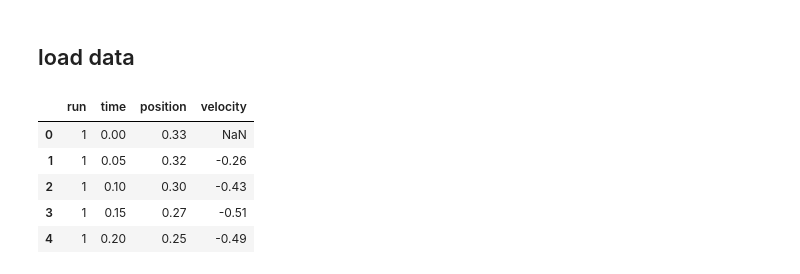
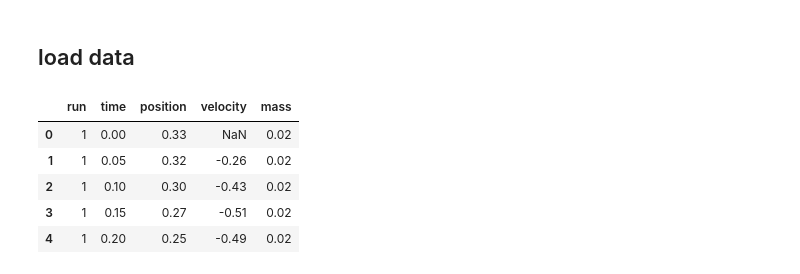
Before and after one commit to aaweaver-actuary/physics, a Jupyter notebook: S02 - Spring 2023/Labs/lab4.ipynb, the cells around one changed output. Drawn from its saved outputs; the diff is of its cells as text; code cells hidden in the pictures.

```diff
--- a/S02 - Spring 2023/Labs/lab4.ipynb
+++ b/S02 - Spring 2023/Labs/lab4.ipynb
@@ -8,22 +8,27 @@ from sklearn.linear_model import LinearRegression
 # %%
 # folder that has the data
 folder = r'C:\Users\weaveae\OneDrive - University of Cincinnati\Classes\S02 Physics 2\Lab'
 
 # build a dictionary of dataframes from the different runs, and add a column for the run number
-rawdat = {"dat_{}".format(i): pd.read_csv("{}\\harmonic osc data\\Run {} sg.csv".format(folder, i)).assign(run=i) for i in range(1, 5)}
+rawdat = {"dat_{}".format(i): pd.read_csv("{}\\harmonic osc data\\Run {} sg.csv".format(folder, i)).assign(run=i) for i in range(1, 6)}
 
 # rename the columns in each df to be time, position, velocity, and run number, and then reorganize the columns so run is first
-for i in range(1, 5):
+for i in range(1, 6):
     rawdat['dat_{}'.format(i)].columns = ['time', 'position', 'velocity', 'run']
     rawdat['dat_{}'.format(i)] = rawdat['dat_{}'.format(i)][['run', 'time', 'position', 'velocity']]
 
 # combine the dataframes into one
 df = pd.concat([rawdat['dat_{}'.format(i)] for i in range(1, 5)])
+
+# map the mass to the run number
+mass_map = {"{}".format(i+1):[0.02,0.07,0.17,0.22,0.24][i] for i in range(5)}
+df['mass'] = df['run'].astype(str).map(mass_map)
+
 df.head()
 # %% [output]
-|  | run | time | position | velocity |
-| 0 | 1 | 0.00 | 0.33 | NaN |
-| 1 | 1 | 0.05 | 0.32 | -0.26 |
-| 2 | 1 | 0.10 | 0.30 | -0.43 |
-| 3 | 1 | 0.15 | 0.27 | -0.51 |
-| 4 | 1 | 0.20 | 0.25 | -0.49 |
+|  | run | time | position | velocity | mass |
+| 0 | 1 | 0.00 | 0.33 | NaN | 0.02 |
+| 1 | 1 | 0.05 | 0.32 | -0.26 | 0.02 |
+| 2 | 1 | 0.10 | 0.30 | -0.43 | 0.02 |
+| 3 | 1 | 0.15 | 0.27 | -0.51 | 0.02 |
+| 4 | 1 | 0.20 | 0.25 | -0.49 | 0.02 |
```
Also changed, not shown: parts of 6 cells of this notebook.
